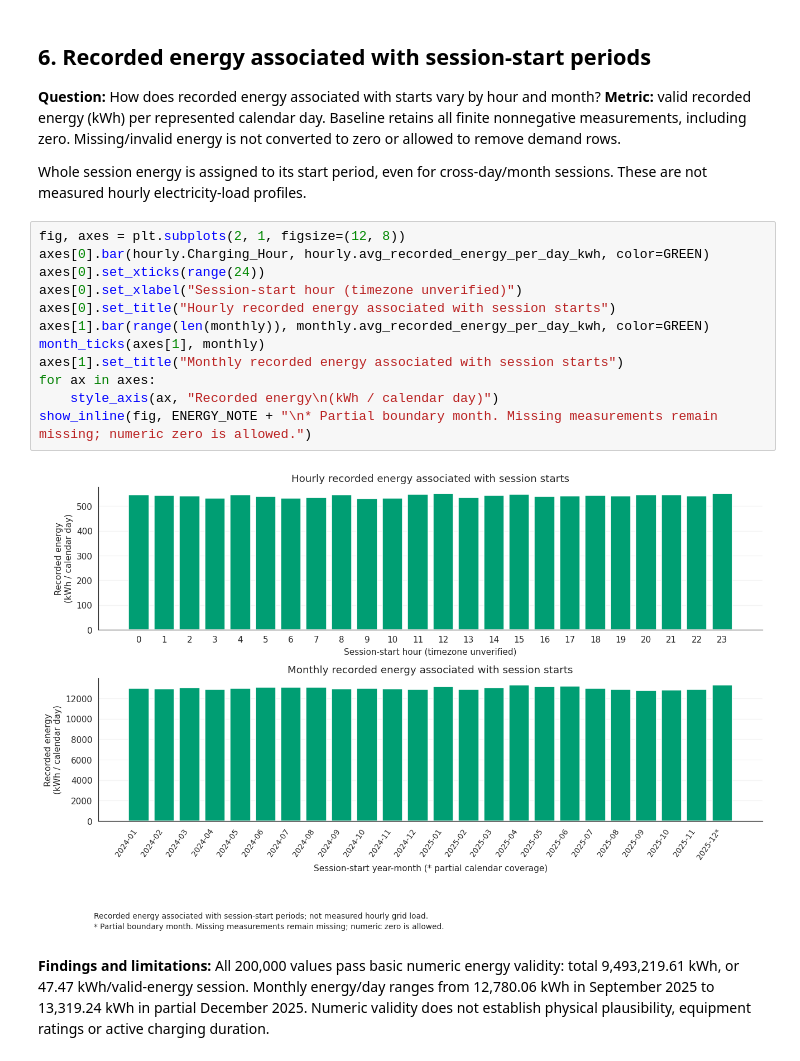
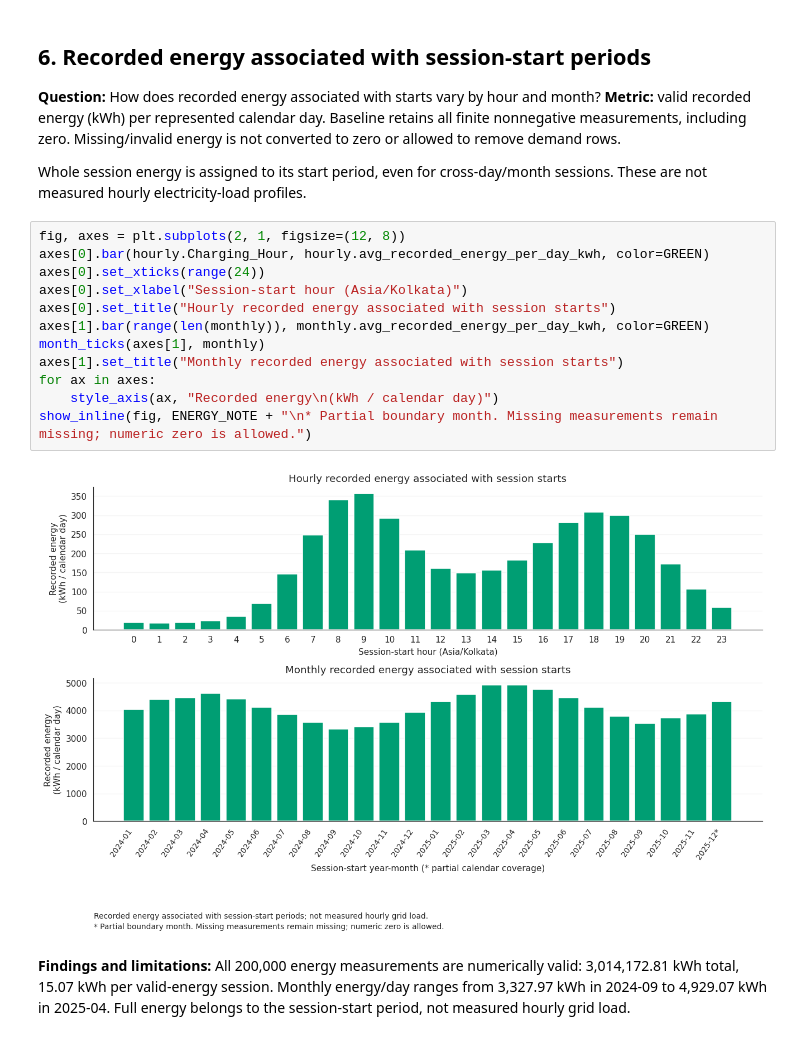
Before and after one commit to sagark-05/EV_Charge_Intelligence, a Jupyter notebook: notebooks/03_demand_analysis_code_and_charts.ipynb, the cells around one changed output. Drawn from its saved outputs; the diff is of its cells as text.

```diff
--- a/notebooks/03_demand_analysis_code_and_charts.ipynb
+++ b/notebooks/03_demand_analysis_code_and_charts.ipynb
@@ -198,17 +198,17 @@ Whole session energy is assigned to its start period, even for cross-day/month s
 # %%
 fig, axes = plt.subplots(2, 1, figsize=(12, 8))
 axes[0].bar(hourly.Charging_Hour, hourly.avg_recorded_energy_per_day_kwh, color=GREEN)
 axes[0].set_xticks(range(24))
-axes[0].set_xlabel("Session-start hour (timezone unverified)")
+axes[0].set_xlabel("Session-start hour (Asia/Kolkata)")
 axes[0].set_title("Hourly recorded energy associated with session starts")
 axes[1].bar(range(len(monthly)), monthly.avg_recorded_energy_per_day_kwh, color=GREEN)
 month_ticks(axes[1], monthly)
 axes[1].set_title("Monthly recorded energy associated with session starts")
 for ax in axes:
     style_axis(ax, "Recorded energy\n(kWh / calendar day)")
 show_inline(fig, ENERGY_NOTE + "\n* Partial boundary month. Missing measurements remain missing; numeric zero is allowed.")
 # %% [output]
-[figure, old version]
+[figure, new version]
 # %% [markdown]
-**Findings and limitations:** All 200,000 values pass basic numeric energy validity: total 9,493,219.61 kWh, or 47.47 kWh/valid-energy session. Monthly energy/day ranges from 12,780.06 kWh in September 2025 to 13,319.24 kWh in partial December 2025. Numeric validity does not establish physical plausibility, equipment ratings or active charging duration.
+**Findings and limitations:** All 200,000 energy measurements are numerically valid: 3,014,172.81 kWh total, 15.07 kWh per valid-energy session. Monthly energy/day ranges from 3,327.97 kWh in 2024-09 to 4,929.07 kWh in 2025-04. Full energy belongs to the session-start period, not measured hourly grid load.
 # %% [markdown]
```
Also changed, not shown: parts of 30 cells of this notebook, 35 other files.
